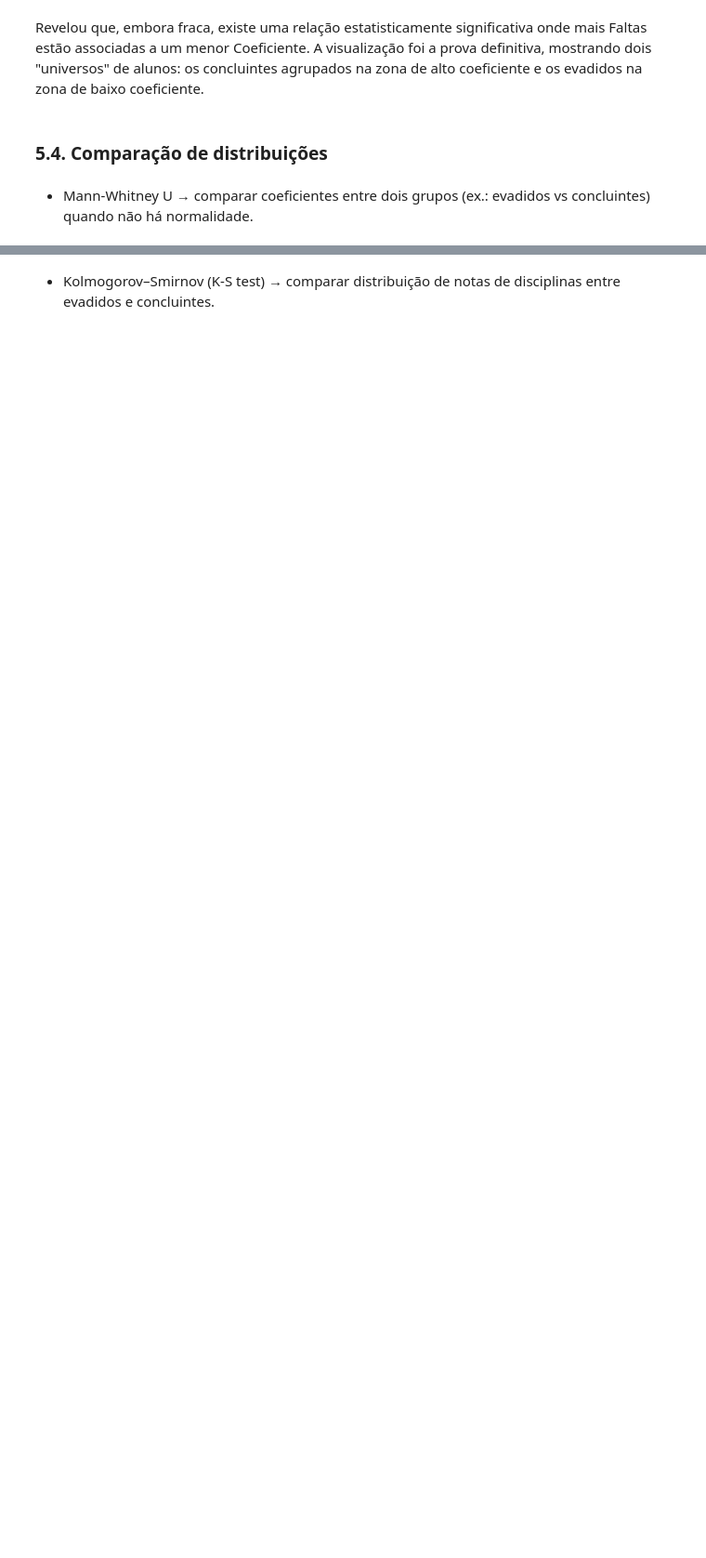
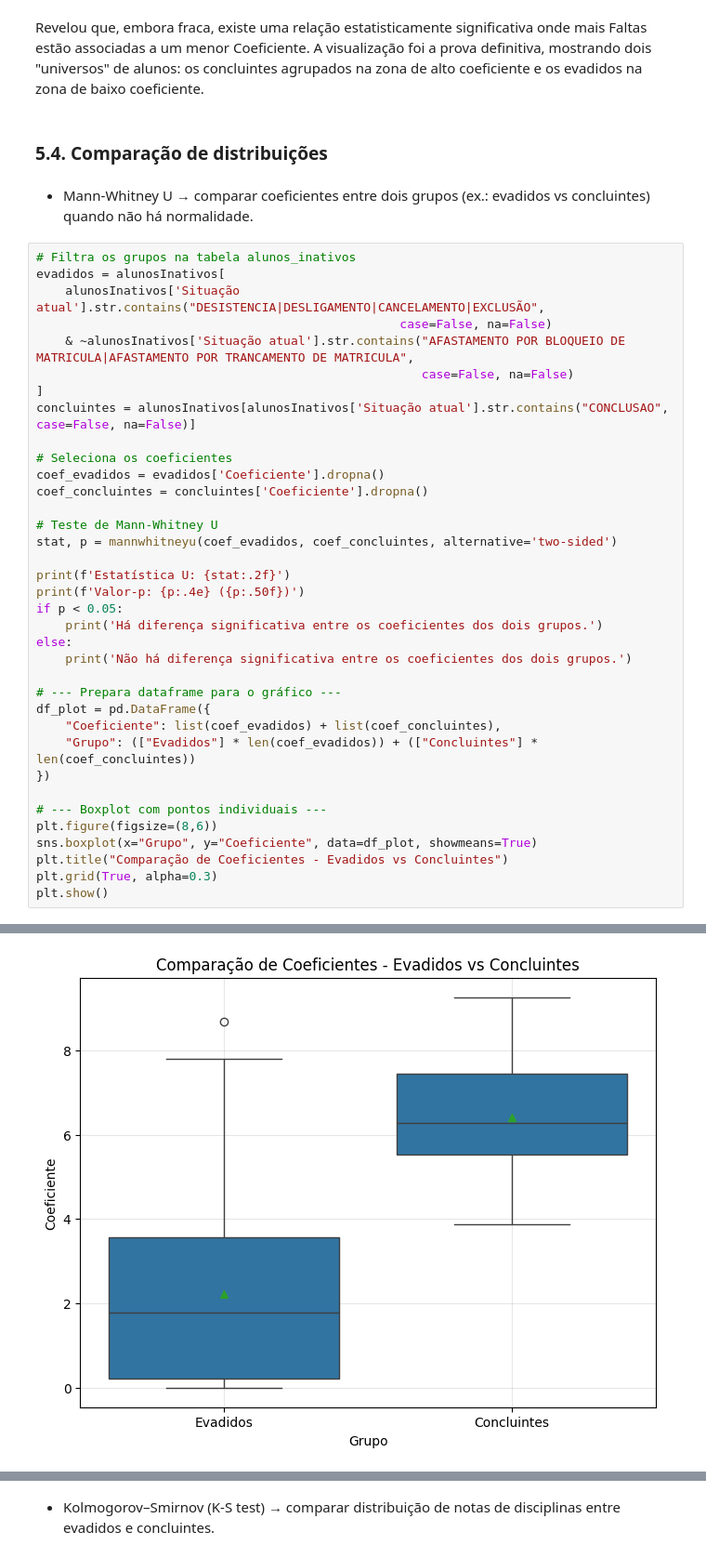
Before and after one commit to annabzsantos/An-lisePefilAcad-mico, a Jupyter notebook: Analise_pefilAcademico.ipynb, the cells around one changed output, grey strips where cells are left out. Shown at 93% size. Cells and saved outputs as stored; diff of their text form; blank space fills up the shorter version.

Commit message:
Commit de Comparações de Distribuições e Modelagem Estatística

```diff
--- a/Analise_pefilAcademico.ipynb
+++ b/Analise_pefilAcademico.ipynb
@@ -931,3 +935,40 @@ Revelou que, embora fraca, existe uma relação estatisticamente significativa o
 ### 5.4. Comparação de distribuições
 # %% [markdown]
 - Mann-Whitney U → comparar coeficientes entre dois grupos (ex.: evadidos vs concluintes) quando não há normalidade.
+# %%
+# Filtra os grupos na tabela alunos_inativos
+evadidos = alunosInativos[
+    alunosInativos['Situação atual'].str.contains("DESISTENCIA|DESLIGAMENTO|CANCELAMENTO|EXCLUSÃO",
+                                                  case=False, na=False)
+    & ~alunosInativos['Situação atual'].str.contains("AFASTAMENTO POR BLOQUEIO DE MATRICULA|AFASTAMENTO POR TRANCAMENTO DE MATRICULA",
+                                                     case=False, na=False)
+]
+concluintes = alunosInativos[alunosInativos['Situação atual'].str.contains("CONCLUSAO", case=False, na=False)]
+
+# Seleciona os coeficientes
+coef_evadidos = evadidos['Coeficiente'].dropna()
+coef_concluintes = concluintes['Coeficiente'].dropna()
+
+# Teste de Mann-Whitney U
+stat, p = mannwhitneyu(coef_evadidos, coef_concluintes, alternative='two-sided')
+
+print(f'Estatística U: {stat:.2f}')
+print(f'Valor-p: {p:.4e} ({p:.50f})')
+if p < 0.05:
+    print('Há diferença significativa entre os coeficientes dos dois grupos.')
+else:
+    print('Não há diferença significativa entre os coeficientes dos dois grupos.')
+
+# --- Prepara dataframe para o gráfico ---
+df_plot = pd.DataFrame({
+    "Coeficiente": list(coef_evadidos) + list(coef_concluintes),
+    "Grupo": (["Evadidos"] * len(coef_evadidos)) + (["Concluintes"] * len(coef_concluintes))
+})
+
+# --- Boxplot com pontos individuais ---
+plt.figure(figsize=(8,6))
+sns.boxplot(x="Grupo", y="Coeficiente", data=df_plot, showmeans=True)
+plt.title("Comparação de Coeficientes - Evadidos vs Concluintes")
+plt.grid(True, alpha=0.3)
+plt.show()
+# %% [output]
@@ -933,0 +978 @@ Revelou que, embora fraca, existe uma relação estatisticamente significativa o
+[figure, added]
```
Also changed, not shown: parts of 24 cells of this notebook.
